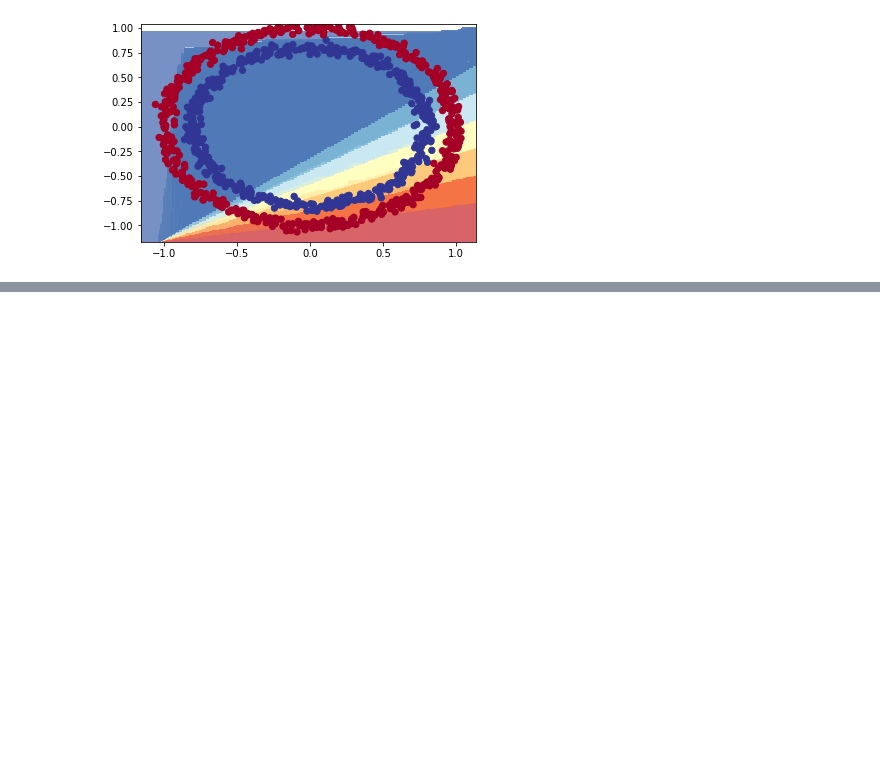
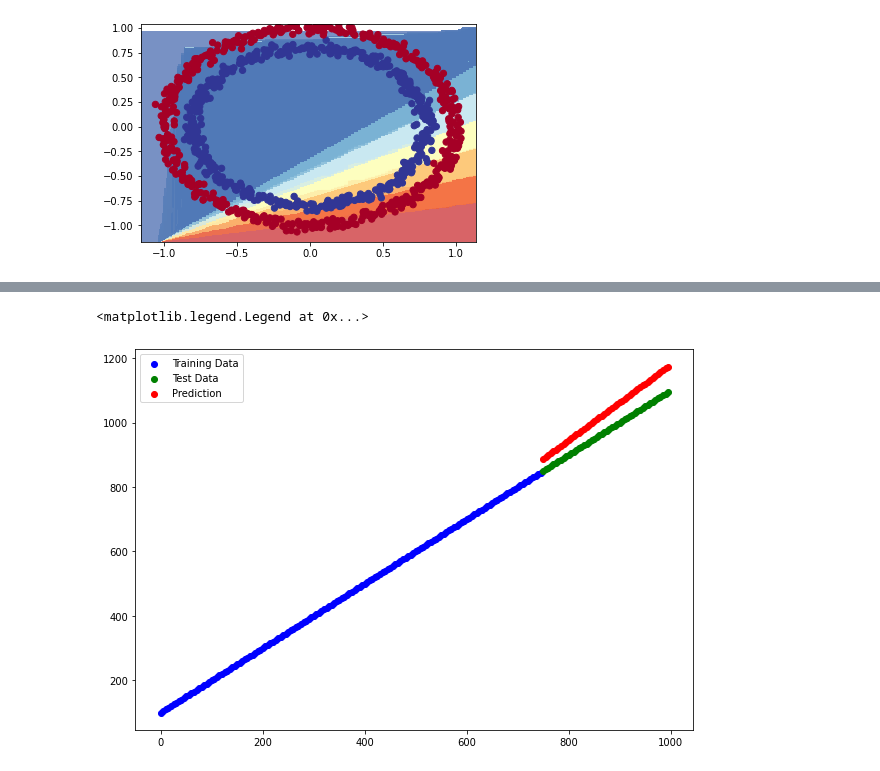
Before and after one commit to ShyamSundhar1411/My-ML-Notebooks, a Jupyter notebook: Classifications/Neural_Network_Classification_with_Tensorflow.ipynb, the cells around one changed output, grey strips where cells are left out. Cells and saved outputs as stored; diff of their text form; code cells hidden in the pictures; blank space fills up the shorter version.

Commit message:
Try Converting Classification Model into Regression with change in functions

```diff
--- a/Classifications/Neural_Network_Classification_with_Tensorflow.ipynb
+++ b/Classifications/Neural_Network_Classification_with_Tensorflow.ipynb
@@ -195,3 +193,10 @@ model_4 = tf.keras.Sequential
+# %%
+model_4 = tf.keras.Sequential([
+    tf.keras.layers.Dense(100,input_shape = (1,)),
+    tf.keras.layers.Dense(10),
+    tf.keras.layers.Dense(1)
+])
+model_4.compile(loss = "mae",optimizer = "adam",metrics = ['mae'])
 # %%
 tf.random.set_seed(42)
 x_regression = tf.range(0,1000,5)
@@ -200,6 +205,6 @@ x_reg_train = x_regression[:150]
 x_reg_test = x_regression[150:]
 y_reg_train = y_regression[:150]
 y_reg_test = y_regression[150:]
-model_3.fit(x_reg_train,y_reg_train,epochs = 100)
+model_4.fit(x_reg_train,y_reg_train,epochs = 100)
 # %% [output]
 Epoch 1/100
@@ -207,0 +228,2 @@ ValueError: ignored
+# %%
+y_reg_preds = model_4.predict(x_reg_test)
@@ -207,0 +232,9 @@ ValueError: ignored
+# %%
+plt.figure(figsize = (10,7))
+plt.scatter(x_reg_train,y_reg_train,c = "b",label = "Training Data")
+plt.scatter(x_reg_test,y_reg_test,c = "g",label = "Test Data")
+plt.scatter(x_reg_test,y_reg_preds,c = 'r',label = "Prediction")
+plt.legend()
+# %% [output]
+<matplotlib.legend.Legend at 0x...>
+[figure, added]
```
Also changed, not shown: parts of 3 cells of this notebook.
